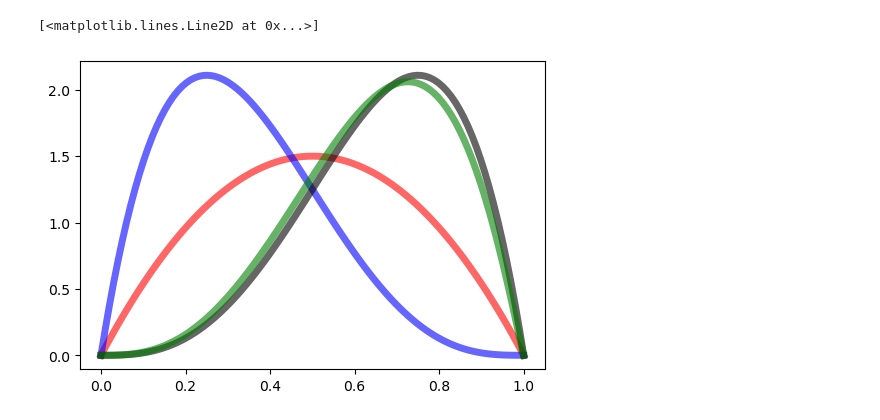
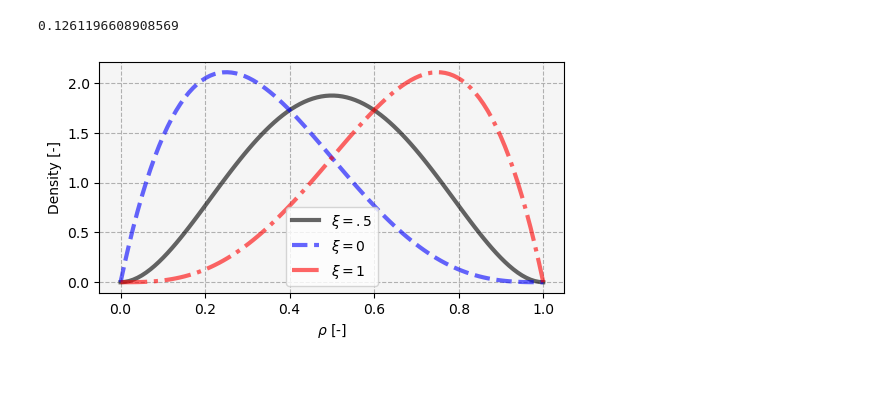
Before and after one commit to airabino/charger_network_analysis, a Jupyter notebook: New_California.ipynb, the cells around one changed output. Cells and saved outputs as stored; diff of their text form; code cells hidden in the pictures; blank space fills up the shorter version.

```diff
--- a/New_California.ipynb
+++ b/New_California.ipynb
@@ -19,0 +61,20 @@ from src.reload import deep_reload
+# %%
+deep_reload(src)
+
+t0 = time.time()
+
+costs, values, paths = src.experiments.run_case(
+    graph,
+    vehicle_kw,
+    station_kw,
+)
+
+out_arrays = src.analysis.values_to_array(
+    places, values, ['total_time', 'driving_time', 'charge_event']
+)
+
+visits = src.analysis.nodes_visited(
+    graph.nodes, paths,
+)
+
+print(f'Executed in {time.time() - t0:.4f} seconds')
@@ -20,22 +165,61 @@ from src.reload import deep_reload
 # %%
 from scipy.stats import beta
+import matplotlib.patheffects as pe
 
 a = [2, 4]
 b = [4, 2]
 
 r = np.random.rand()
 
-dist = beta(np.interp(r, [0, 1], a), np.interp(r, [0, 1], b))
+dist = beta(np.interp(r, [0, 1], a), np.interp(r, [0, 1], np.flip(a)))
+print(r)
 
 # x = np.linspace(dist.ppf(0.01), dist.ppf(0.99), 100)
 x = np.linspace(0, 1, 100)
 
-fig, ax = plt.subplots(1, 1, figsize = (6, 4))
+cs = src.figures.colormap('plasma')
 
-ax.plot(x, beta.pdf(x, 2, 2),'r-', lw=5, alpha=0.6, label='beta pdf')
-ax.plot(x, beta.pdf(x, 2, 4),'b-', lw=5, alpha=0.6, label='beta pdf')
-ax.plot(x, beta.pdf(x, 4, 2),'k-', lw=5, alpha=0.6, label='beta pdf')
-ax.plot(x, dist.pdf(x),'g-', lw=5, alpha=0.6, label='beta pdf')
+fig, ax = plt.subplots(1, 1, figsize = (6, 3))
+
+ax.plot(
+    x, beta.pdf(x, 3, 3),
+    ls = '-',  lw = 3, alpha=0.6, label = r'$\xi = .5$',
+    # path_effects=[pe.Stroke(linewidth=5, foreground='g'), pe.Normal()],
+    # color = '#22695e',
+    color = 'k',
+)
+ax.plot(
+    x, beta.pdf(x, 2, 4),
+    ls = '--', lw = 3, alpha=0.6, label = r'$\xi = 0$',
+    # path_effects=[pe.Stroke(linewidth=7, backgorund='k'), pe.Normal()],
+    # color = '#add51f',
+    color = 'b',
+)
+ax.plot(
+    x, beta.pdf(x, 4, 2),
+    ls = '-.', lw = 3, alpha=0.6, label = r'$\xi = 1$',
+    # color = '#8270f6',
+    color = 'r',
+)
+# ax.plot(x, dist.pdf(x),'g-', lw=5, alpha=0.6, label='beta pdf')
+
+ax.legend()
+
+kw = {
+    'facecolor': 'whitesmoke',
+    'xlabel': r'$\rho$ [-]',
+    'ylabel': 'Density [-]',
+}
+
+ax.set(**kw)
+
+kw = {
+    'ls': '--',
+}
+
+ax.grid(**kw)
+
+fig.savefig('Paper/figs/rho_distributions.png', bbox_inches = 'tight', dpi = 300)
 # %% [output]
-[<matplotlib.lines.Line2D at 0x...>]
+0.1261196608908569
-[figure, old version]
+[figure, new version]
```
Also changed, not shown: parts of 32 cells of this notebook, 41 other files.
